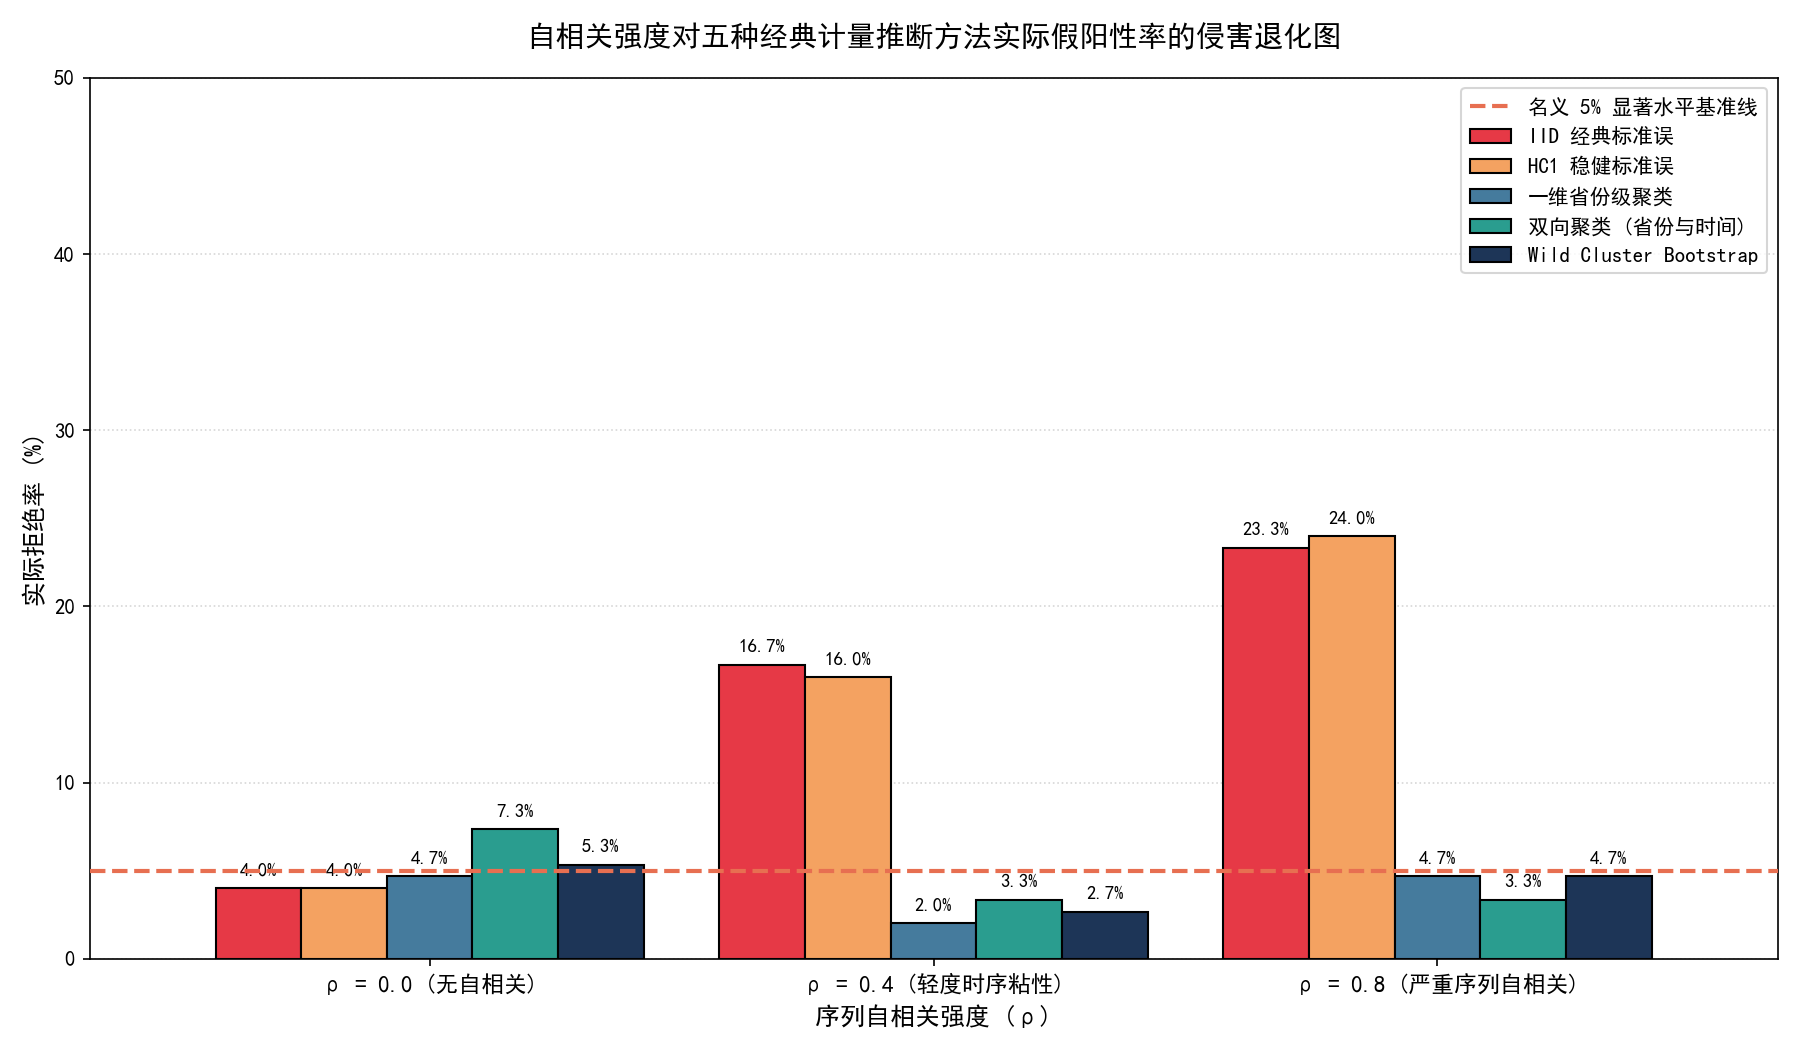
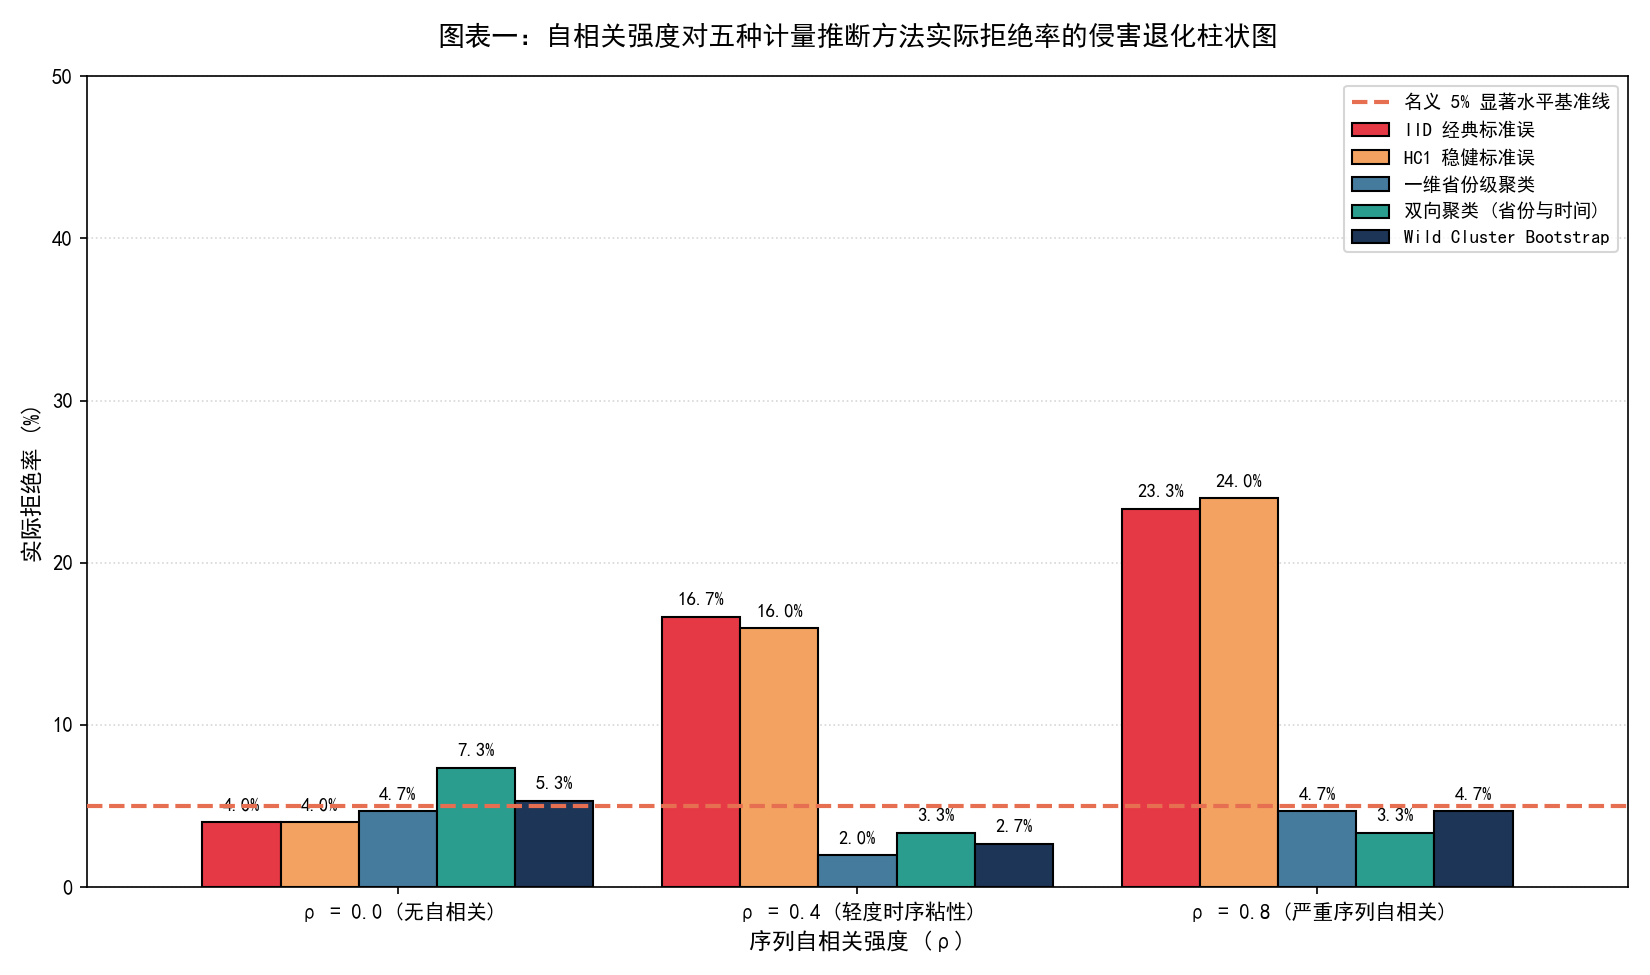
Unified diff of the notebook cell whose output changed from the first chart to the second:
--- before
+++ after
@@ -1,19 +1,42 @@
-fig, ax = plt.subplots(figsize=(12, 7), dpi=150)
+# 图表一：五大推断方法实际拒绝率侵害退化柱状图
+fig1, ax1 = plt.subplots(figsize=(11, 6.5), dpi=150)
 colors = ['#E63946', '#F4A261', '#457B9D', '#2A9D8F', '#1D3557']
-df_res.plot(kind='bar', ax=ax, color=colors, edgecolor='black', zorder=3, width=0.85)
-ax.axhline(5, color='#E76F51', linestyle='--', linewidth=2, label='名义 5% 显著水平基准线', zorder=4)
+df_res.plot(kind='bar', ax=ax1, color=colors, edgecolor='black', zorder=3, width=0.85)
+ax1.axhline(5, color='#E76F51', linestyle='--', linewidth=2, label='名义 5% 显著水平基准线', zorder=4)
+ax1.set_title('图表一：自相关强度对五种计量推断方法实际拒绝率的侵害退化柱状图', fontsize=13, fontweight='bold', pad=15)
+ax1.set_xlabel('序列自相关强度 (\u03c1)', fontsize=11)
+ax1.set_ylabel('实际拒绝率 (%)', fontsize=11)
+ax1.set_ylim(0, 50)
+ax1.grid(axis='y', linestyle=':', alpha=0.5, zorder=0)
+ax1.legend(fontsize=9, frameon=True, facecolor='white')
+ax1.set_xticklabels(['\u03c1 = 0.0 (无自相关)', '\u03c1 = 0.4 (轻度时序粘性)', '\u03c1 = 0.8 (严重序列自相关)'], rotation=0, fontsize=10)
 
-ax.set_title('自相关强度对五种经典计量推断方法实际假阳性率的侵害退化图', fontsize=14, fontweight='bold', pad=15)
-ax.set_xlabel('序列自相关强度 (\u03c1)', fontsize=12)
-ax.set_ylabel('实际拒绝率 (%)', fontsize=12)
-ax.set_ylim(0, 50)
-ax.grid(axis='y', linestyle=':', alpha=0.5, zorder=0)
-ax.legend(fontsize=10, frameon=True, facecolor='white')
-ax.set_xticklabels(['\u03c1 = 0.0 (无自相关)', '\u03c1 = 0.4 (轻度时序粘性)', '\u03c1 = 0.8 (严重序列自相关)'], rotation=0, fontsize=11)
-
-for p in ax.patches:
-    ax.annotate(f"{p.get_height():.1f}%", (p.get_x() + p.get_width() / 2., p.get_height() + 0.8),
+for p in ax1.patches:
+    ax1.annotate(f"{p.get_height():.1f}%", (p.get_x() + p.get_width() / 2., p.get_height() + 0.8),
                 ha='center', va='center', xytext=(0, 2), textcoords='offset points', fontsize=9, fontweight='bold')
-
 plt.tight_layout()
 plt.show()
+
+# 图表二：严重序列相关下各方法 t-统计量核密度经验分布与理论正态对照
+fig2, ax2 = plt.subplots(figsize=(11, 6.5), dpi=150)
+t_labels = ['IID 经典', 'HC1 稳健', '一维聚类', '双向聚类', 'Wild Bootstrap']
+import scipy.stats as st
+x_axis = np.linspace(-5, 5, 500)
+ax2.plot(x_axis, st.norm.pdf(x_axis), color='black', linestyle='--', linewidth=2.5, label='理论标准正态分布 N(0, 1)', zorder=4)
+
+for idx, t_list in enumerate(t_stats_rho08):
+    kde = st.gaussian_kde(t_list)
+    ax2.plot(x_axis, kde(x_axis), color=colors[idx], linewidth=2.5, label=f'{t_labels[idx]} t-统计量经验分布', zorder=3)
+
+ax2.fill_between(x_axis, 0, st.norm.pdf(x_axis), color='gray', alpha=0.08)
+ax2.axvline(-1.96, color='#E63946', linestyle=':', linewidth=1.5)
+ax2.axvline(1.96, color='#E63946', linestyle=':', linewidth=1.5, label='5% 显著水平临界值 (±1.96)')
+ax2.set_title('图表二：\u03c1=0.8 严重序列相关下各方法 t-统计量核密度经验分布与理论正态对照', fontsize=13, fontweight='bold', pad=15)
+ax2.set_xlabel('t-统计量估算值', fontsize=11)
+ax2.set_ylabel('概率密度', fontsize=11)
+ax2.set_xlim(-4.5, 4.5)
+ax2.set_ylim(0, 0.5)
+ax2.grid(axis='both', linestyle=':', alpha=0.5, zorder=0)
+ax2.legend(fontsize=9, frameon=True, facecolor='white')
+plt.tight_layout()
+plt.show()

Commit: feat: upgrade to dual-chart display including grouped bar chart and t-statistic KDE densities